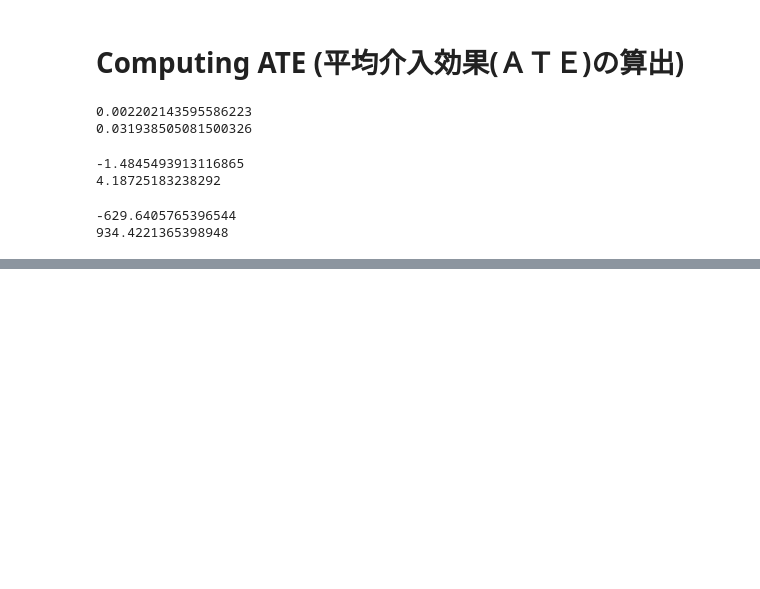
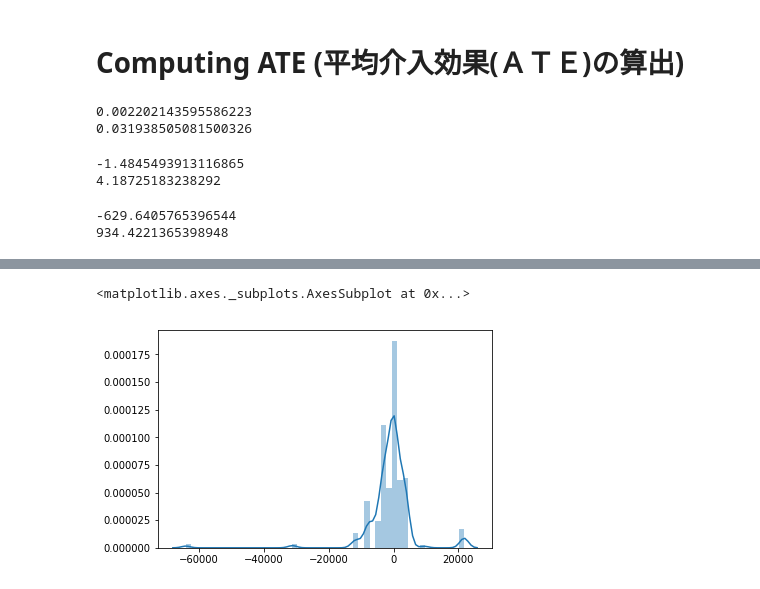
Before and after one commit to AraiKazuma/CausalInference, a Jupyter notebook: [fullspec]CausalInference.ipynb, the cells around one changed output, grey strips where cells are left out. Saved outputs shown, nothing was run; the diff lists cells and outputs as text; code cells hidden in the pictures; blank space fills up the shorter version.

```diff
--- a/[fullspec]CausalInference.ipynb
+++ b/[fullspec]CausalInference.ipynb
@@ -164,0 +190,44 @@ print(ATE3)
+# %%
+# train, test半分ずつに分ける
+y_train, y_test, train_treat, test_treat, X_train, X_test = train_test_split(y.values, treat, X, test_size=0.5, random_state=2)
+
+# indexをリセット
+X_train = X_train.reset_index(drop=True)
+X_test = X_test.reset_index(drop=True)
+
+# Separate Model Approach
+# 学習用に用いるデータを生成
+num = len(y_train)
+treat_y = np.reshape(np.array([y_train[i] for i in range(num) if train_treat[i] is True]), -1)
+control_y = np.reshape(np.array([y_train[i] for i in range(num) if train_treat[i] is False]), -1)
+treat_X = pd.DataFrame([X_train.loc[i] for i in range(num) if train_treat[i] is True])
+control_X = pd.DataFrame([X_train.loc[i] for i in range(num) if train_treat[i] is False])
+# %%
+from sklearn.model_selection import GridSearchCV, train_test_split
+from sklearn.ensemble import RandomForestRegressor
+
+# ランダムフォレスト回帰を用いる
+params_rf = {"max_depth": [10, 50, 100]}
+gs_rf_treat = GridSearchCV(RandomForestRegressor(n_estimators=500),
+                           param_grid=params_rf, cv=5)
+gs_rf_control = GridSearchCV(RandomForestRegressor(n_estimators=500),
+                             param_grid=params_rf, cv=5)
+
+# 介入群と非介入群それぞれでパラメータチューニング及びスマホアプリ利用時間を予測するモデルを構築
+gs_rf_treat.fit(treat_X, treat_y)
+gs_rf_control.fit(control_X, control_y)
+
+# uplift-scoreの算出
+# CMを見た場合のアプリ利用時間
+pred_treat = gs_rf_treat.predict(X_test)
+
+# CMを見なかった場合のアプリ利用時間
+pred_control = gs_rf_control.predict(X_test)
+
+# 今回は、(CMを見た場合のアプリ利用時間) - (CMを見なかった場合のアプリ利用時間) をuplift_scoreとする。
+uplift_score = pred_treat - pred_control
+# %%
+sns.distplot(uplift_score)
+# %% [output]
+<matplotlib.axes._subplots.AxesSubplot at 0x...>
+[figure, added]
```
Also changed, not shown: parts of 31 cells of this notebook.
